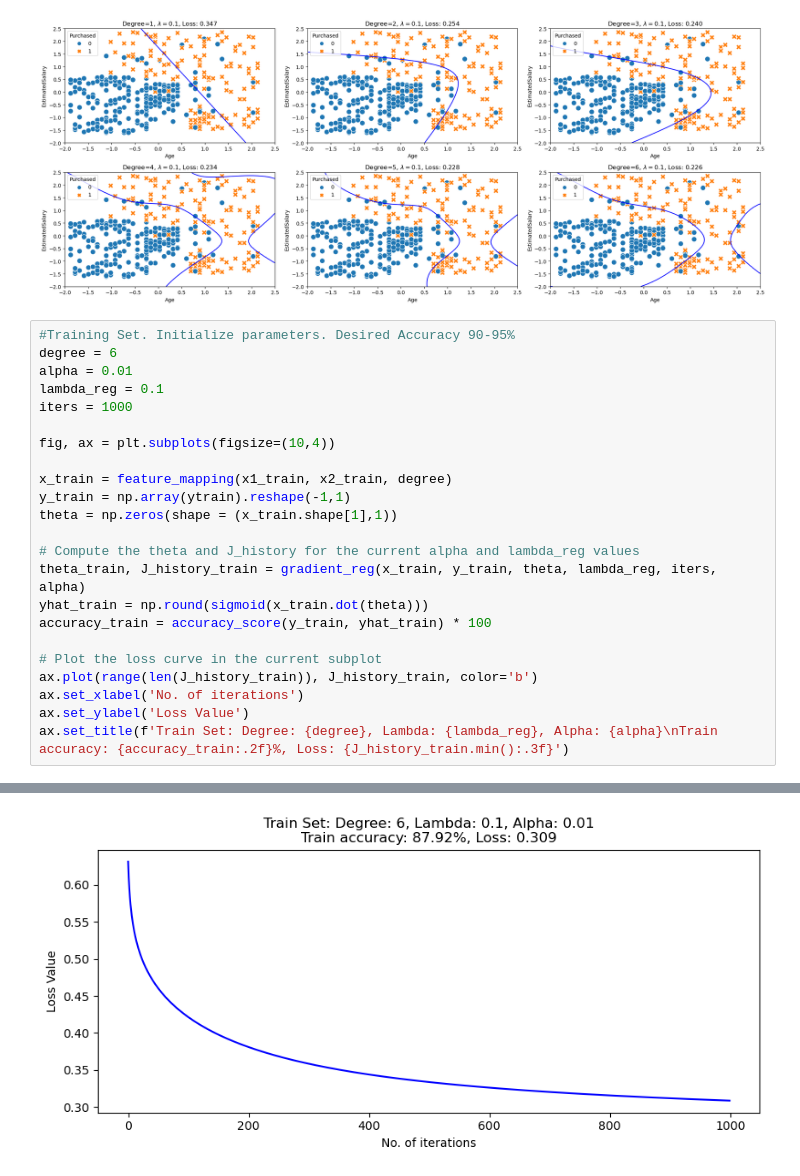
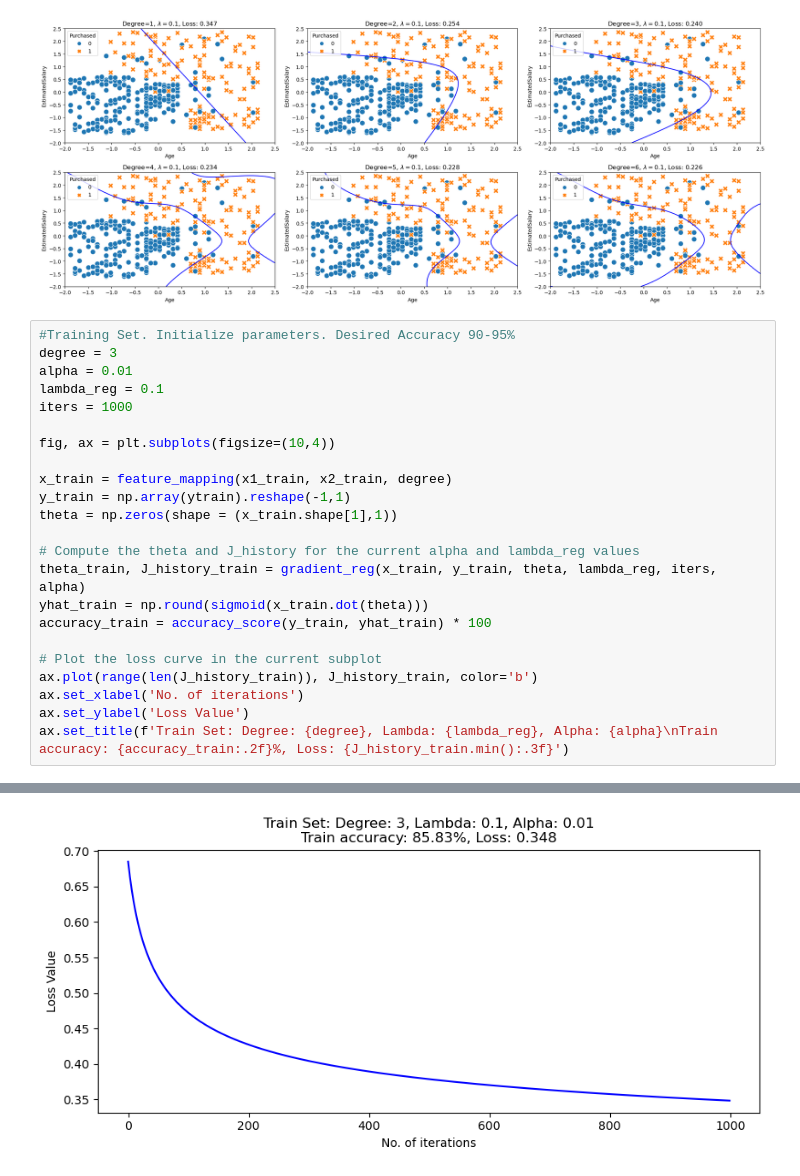
Before and after one commit to luqmancrit/Polynomial-Logistic-Regression-Numpy-, a Jupyter notebook: model.ipynb, the cells around one changed output, grey strips where cells are left out. Cells and saved outputs as stored; diff of their text form.

```diff
--- a/model.ipynb
+++ b/model.ipynb
@@ -114,7 +124,7 @@ plt.show()
 [figure]
 # %%
 #Training Set. Initialize parameters. Desired Accuracy 90-95%
-degree = 6
+degree = 3
 alpha = 0.01
 lambda_reg = 0.1
 iters = 1000
@@ -140,4 +150,4 @@ Text(0.5, 1.0, 'Train Set: Degree: 6, Lambda: 0.1, Alpha: 0.01\nTrain accuracy:
-[figure, old version]
+[figure, new version]
 # %%
 # Development Set. Desired Accuracy not achieve. Perform simple diagnostics for different degree values.
 alpha = 0.01
```
Also changed, not shown: parts of 5 cells of this notebook.
